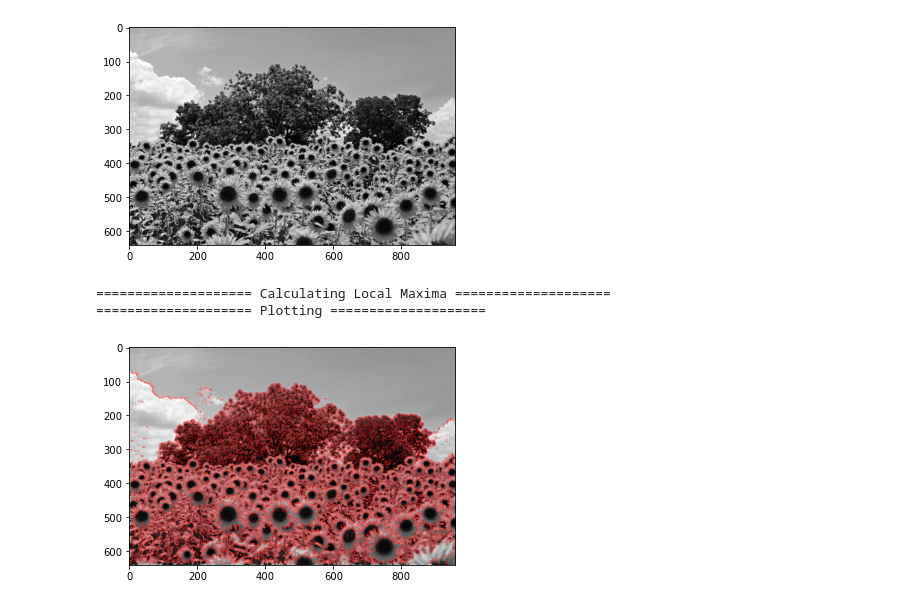
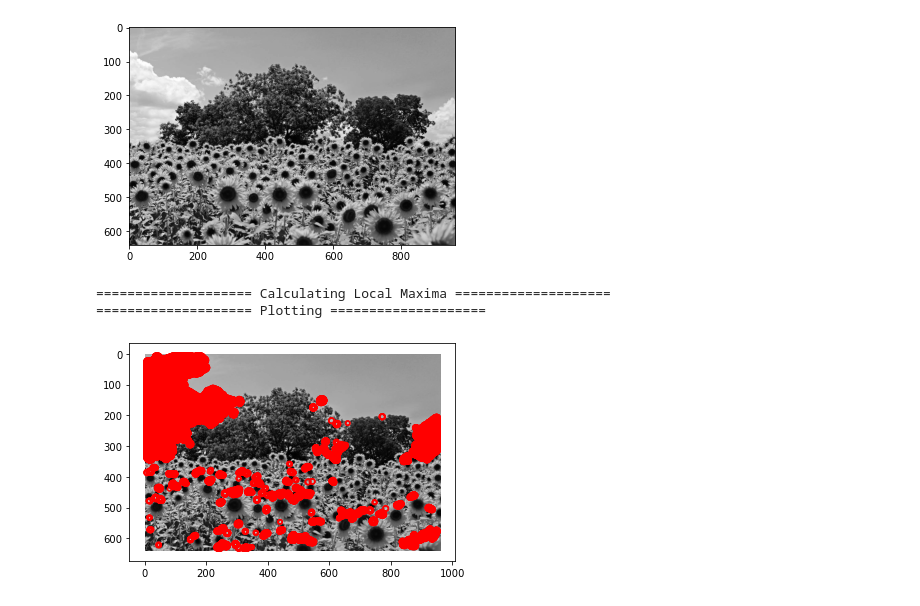
Before and after one commit to 2U1/ComputerVision, a Jupyter notebook: Assignment3/logscale.ipynb, the cells around one changed output. Saved outputs shown, nothing was run; the diff lists cells and outputs as text; code cells hidden in the pictures.

Commit message:
LoG filter fixed

```diff
--- a/Assignment3/logscale.ipynb
+++ b/Assignment3/logscale.ipynb
@@ -29,7 +29,7 @@ def LoG(sigma=1.0, size=19):
     aran = np.arange(-1 * (size // 2), size // 2 + 1)
     XX, YY = np.meshgrid(aran, aran)
     kernel = laplacian_g(XX, YY, sigma)
-    kernel = kernel/np.sum(kernel) # normalization
+    kernel = kernel * np.power(sigma,2) # normalization
     return kernel
 # %%
 for i in range(1,11):
@@ -62,31 +62,21 @@ def trackScale(img, sigmas, size, threshold):
     for s in sigmas:
         filters.append(LoG(s, size))
 
-    images = np.zeros((len(filters), height, width))
+    images = np.zeros((height, width, len(filters)))
+
 
     for idx ,f in enumerate(filters):
-        images[idx,:,:] = filterImg(img, f)
+        images[:,:,idx] = np.square(filterImg(img, f))
 
     filMaxScale = np.zeros_like(img)
     maximum_scale = np.zeros_like(img)
 
     coord = []
 
-    # for h in range(1,height):
-    #     for w in range(1,width):
-    #         filMaxScale[h,w] = np.max(images[:,h,w])
-    #         maximum_scale[h,w] = sigmas[np.argmax(images[:,h,w])]
-    #         local_window = images[:, h-1:h+2, w-1:w+2]
-    #         maxima = np.amax(local_window)
-    #         if maxima >= threshold:
-    #             scale, x, y  = np.unravel_index(local_window.argmax(), local_window.shape)
-    #             coord.append((h+x-1, w+y-1, sigmas[scale]))
-
-
     for h in range(height):
         for w in range(width):
-            filMaxScale[h,w] = np.max(images[:,h,w])
-            maximum_scale[h,w] = sigmas[np.argmax(images[:,h,w])]
+            filMaxScale[h,w] = np.max(images[h,w,:])
+            maximum_scale[h,w] = sigmas[np.argmax(images[h,w,:])]
 
 
     print('='*20,"Calculating Local Maxima",'='*20)
@@ -110,23 +100,30 @@ def trackScale(img, sigmas, size, threshold):
 
     for blob in coord:
         y,x,r = blob
-        c = plt.Circle((x, y), r*np.sqrt(2), color='red', linewidth=0.05, fill=False)
+        c = plt.Circle((x, y), r*np.sqrt(2), linewidth=1.5 ,color='red', fill=False)
         ax.add_patch(c)
     ax.plot()
     plt.show()
+
+    return filMaxScale
 # %%
 img = plt.imread('image3.png')
 R, G, B = img[:,:,0], img[:,:,1], img[:,:,2]
 img = 0.2989 * R + 0.5870 * G + 0.1140 * B
-img = img/255
 plt.imshow(img, cmap='gray')
 plt.show()
 # %% [output]
 [figure]
+# %%
+sigmas = []
+k = np.power(2, 0.33)
+sigma = 1.0
+for i  in range(11):
+    sigmas.append(sigma*k**i)
 # %%
 # It takes too much time, think it's the optimal parameters
-trackScale(img, sigmas=list(range(1,50,5)), size=9, threshold=0.4)
+detected_img = trackScale(img, sigmas=sigmas, size=15, threshold=0.25)
 # %% [output]
 ==================== Calculating Local Maxima ====================
 ==================== Plotting ====================
-[figure, old version]
+[figure, new version]
```
Also changed, not shown: parts of 1 cell of this notebook, 2 other files.
